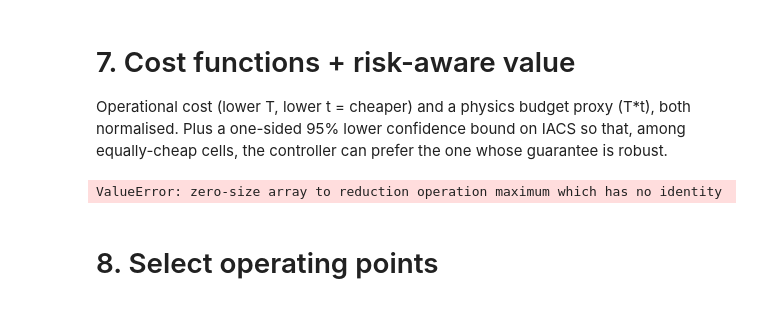
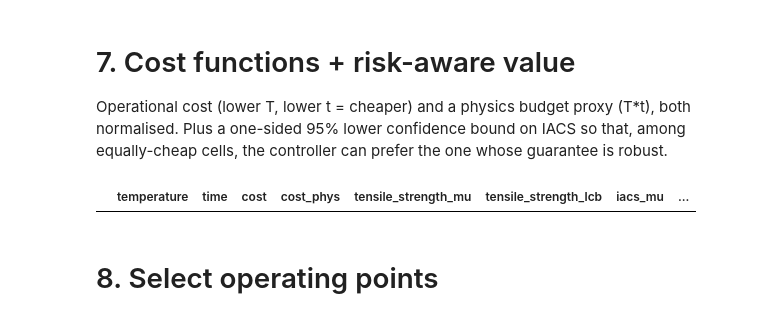
Before and after one commit to FelipeMFO-RM/uncertainty-aware-predictors, a Jupyter notebook: notebooks/experiments/mbc_annealing_uncertainty.ipynb, the cells around one changed output. Saved outputs shown, nothing was run; the diff lists cells and outputs as text; code cells hidden in the pictures.

```diff
--- a/notebooks/experiments/mbc_annealing_uncertainty.ipynb
+++ b/notebooks/experiments/mbc_annealing_uncertainty.ipynb
@@ -253,15 +256,16 @@ equally-cheap cells, the controller can prefer the one whose guarantee is robust
 # %%
 df_cost = pev.add_cost_function(
     pev.add_cost_function_physics(df_feasible),
     operational_limits=OPERATIONAL_LIMITS,
 )
 df_cost = pev.add_risk_adjusted_value(df_cost, "iacs", kappa=KAPPA)
-df_cost = pev.add_risk_adjusted_value(df_cost, "uts", kappa=KAPPA)
+df_cost = pev.add_risk_adjusted_value(df_cost, "tensile_strength", kappa=KAPPA)
 
 df_cost[["temperature", "time", "cost", "cost_phys",
+         "tensile_strength_mu", "tensile_strength_lcb",
          "iacs_mu", "iacs_lcb", "pr_success_all"]].sort_values("cost").head()
 # %% [output]
-ValueError: zero-size array to reduction operation maximum which has no identity
+|  | temperature | time | cost | cost_phys | tensile_strength_mu | tensile_strength_lcb | iacs_mu | ... |
 # %% [markdown]
 # 8. Select operating points
 # %%
```
Also changed, not shown: parts of 9 cells of this notebook, 1 other file.
